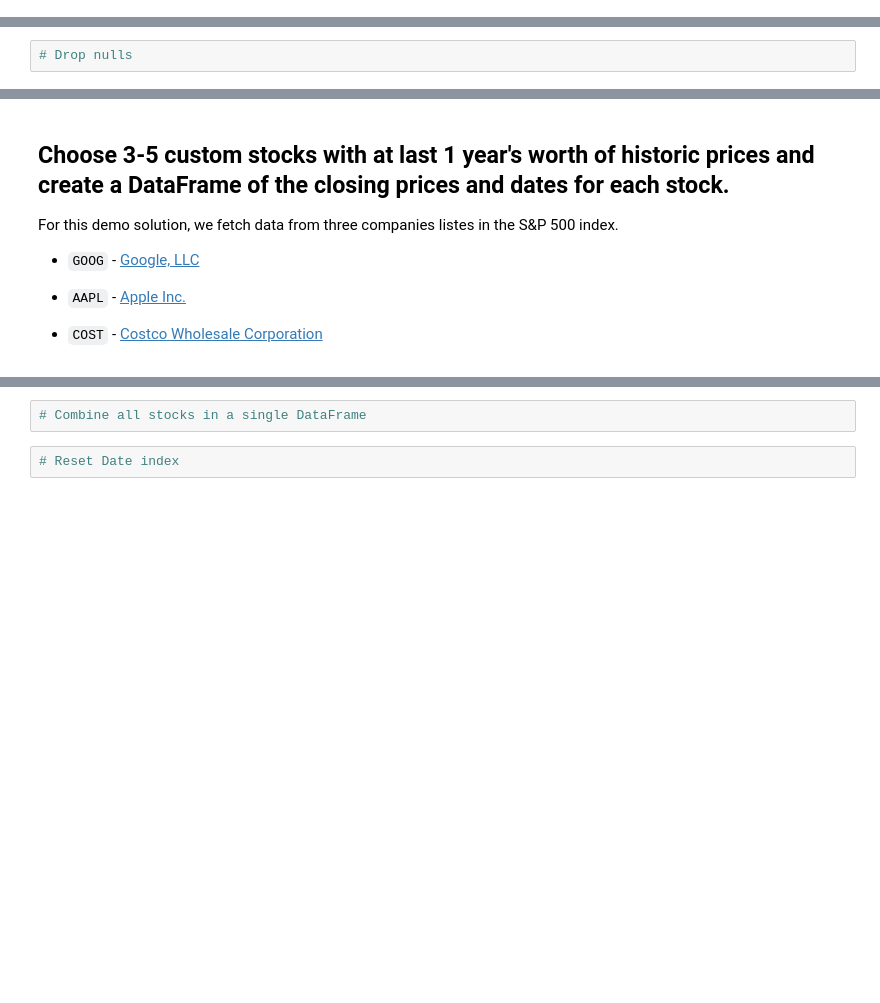
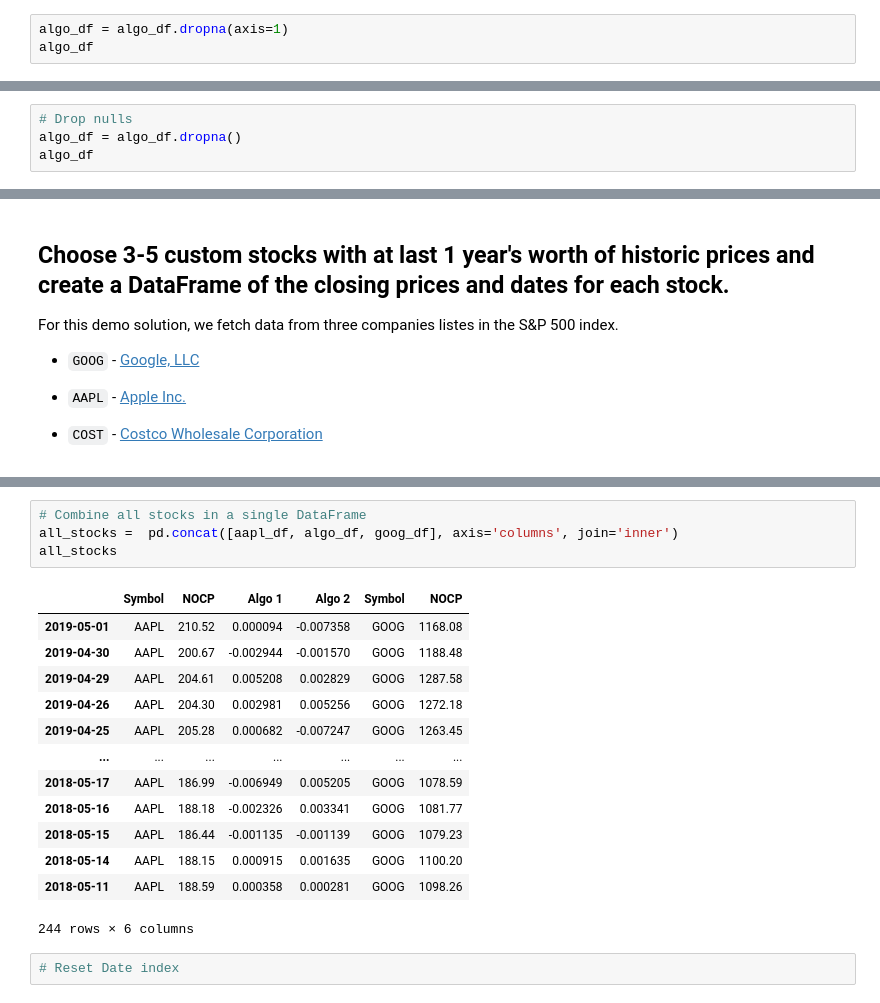
Before and after one commit to globalproweb/A-Whale-Off-the-Port-folio-, a Jupyter notebook: whale_analysis.ipynb, the cells around one changed output, grey strips where cells are left out. Cells and saved outputs as stored; diff of their text form; blank space fills up the shorter version.

```diff
--- a/whale_analysis.ipynb
+++ b/whale_analysis.ipynb
@@ -111,0 +54,3 @@ NameError: name 'bk_df' is not defined
+# %%
+algo_df = algo_df.dropna(axis=1)
+algo_df
@@ -130,2 +158,4 @@ Read the algorithmic daily returns and clean the data
 # %%
 # Drop nulls
+algo_df = algo_df.dropna()
+algo_df
@@ -280,5 +374,21 @@ For this demo solution, we fetch data from three companies listes in the S&P 500
 # %%
 # Combine all stocks in a single DataFrame
+all_stocks =  pd.concat([aapl_df, algo_df, goog_df], axis='columns', join='inner')
+all_stocks
+# %% [output]
+|  | Symbol | NOCP | Algo 1 | Algo 2 | Symbol | NOCP |
+| 2019-05-01 | AAPL | 210.52 | 0.000094 | -0.007358 | GOOG | 1168.08 |
+| 2019-04-30 | AAPL | 200.67 | -0.002944 | -0.001570 | GOOG | 1188.48 |
+| 2019-04-29 | AAPL | 204.61 | 0.005208 | 0.002829 | GOOG | 1287.58 |
+| 2019-04-26 | AAPL | 204.30 | 0.002981 | 0.005256 | GOOG | 1272.18 |
+| 2019-04-25 | AAPL | 205.28 | 0.000682 | -0.007247 | GOOG | 1263.45 |
+| ... | ... | ... | ... | ... | ... | ... |
+| 2018-05-17 | AAPL | 186.99 | -0.006949 | 0.005205 | GOOG | 1078.59 |
+| 2018-05-16 | AAPL | 188.18 | -0.002326 | 0.003341 | GOOG | 1081.77 |
+| 2018-05-15 | AAPL | 186.44 | -0.001135 | -0.001139 | GOOG | 1079.23 |
+| 2018-05-14 | AAPL | 188.15 | 0.000915 | 0.001635 | GOOG | 1100.20 |
+| 2018-05-11 | AAPL | 188.59 | 0.000358 | 0.000281 | GOOG | 1098.26 |
+244 rows × 6 columns
 # %%
 # Reset Date index
 # %%
```
Also changed, not shown: parts of 23 cells of this notebook.
